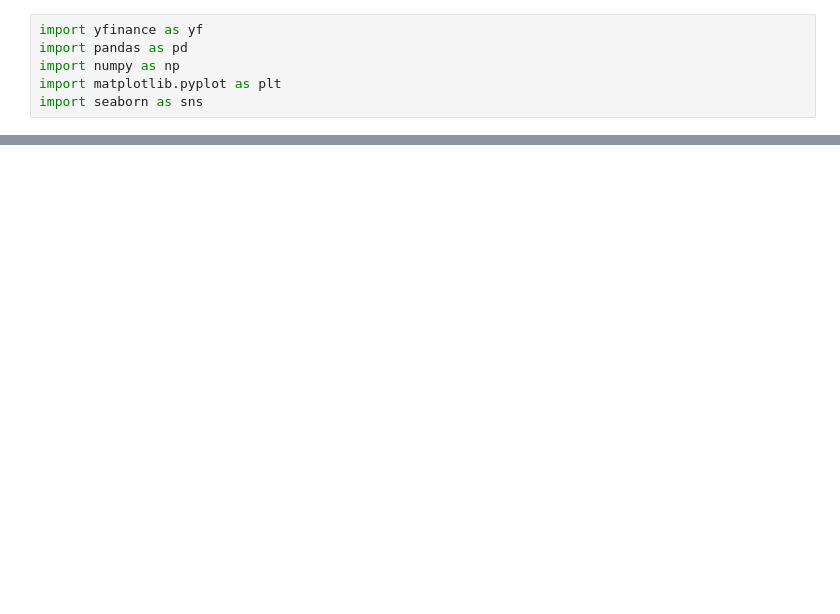
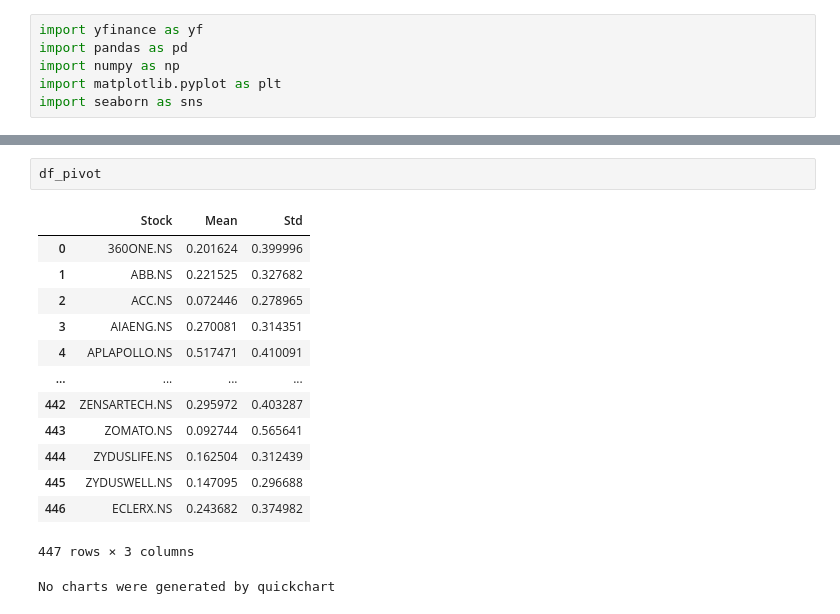
Before and after one commit to tuxlimr/Celery_Preprocessing, a Jupyter notebook: RISK_Reward_best_in_indianCompanies_500_Companies.ipynb, the cells around one changed output, grey strips where cells are left out. Saved outputs shown, nothing was run; the diff lists cells and outputs as text; blank space fills up the shorter version.

```diff
--- a/RISK_Reward_best_in_indianCompanies_500_Companies.ipynb
+++ b/RISK_Reward_best_in_indianCompanies_500_Companies.ipynb
@@ -63,0 +520,17 @@ df_pivot
+# %%
+df_pivot
+# %% [output]
+|  | Stock | Mean | Std |
+| 0 | 360ONE.NS | 0.201624 | 0.399996 |
+| 1 | ABB.NS | 0.221525 | 0.327682 |
+| 2 | ACC.NS | 0.072446 | 0.278965 |
+| 3 | AIAENG.NS | 0.270081 | 0.314351 |
+| 4 | APLAPOLLO.NS | 0.517471 | 0.410091 |
+| ... | ... | ... | ... |
+| 442 | ZENSARTECH.NS | 0.295972 | 0.403287 |
+| 443 | ZOMATO.NS | 0.092744 | 0.565641 |
+| 444 | ZYDUSLIFE.NS | 0.162504 | 0.312439 |
+| 445 | ZYDUSWELL.NS | 0.147095 | 0.296688 |
+| 446 | ECLERX.NS | 0.243682 | 0.374982 |
+447 rows × 3 columns
+No charts were generated by quickchart
```
Also changed, not shown: parts of 3 cells of this notebook.
